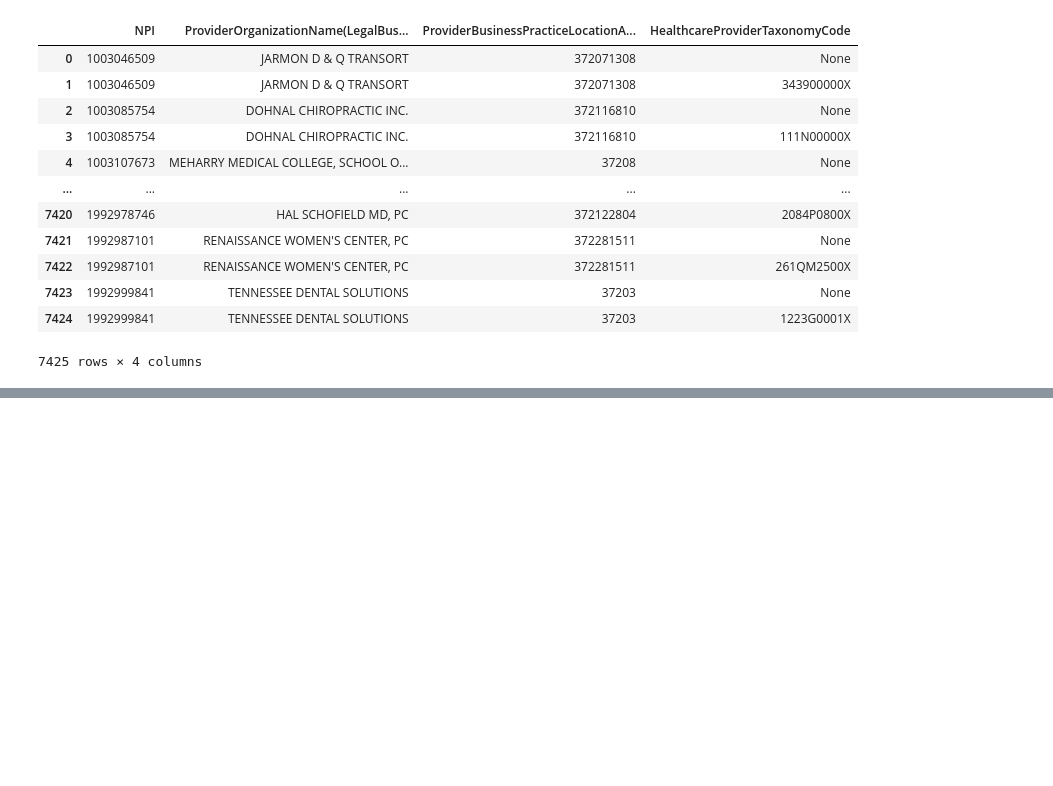
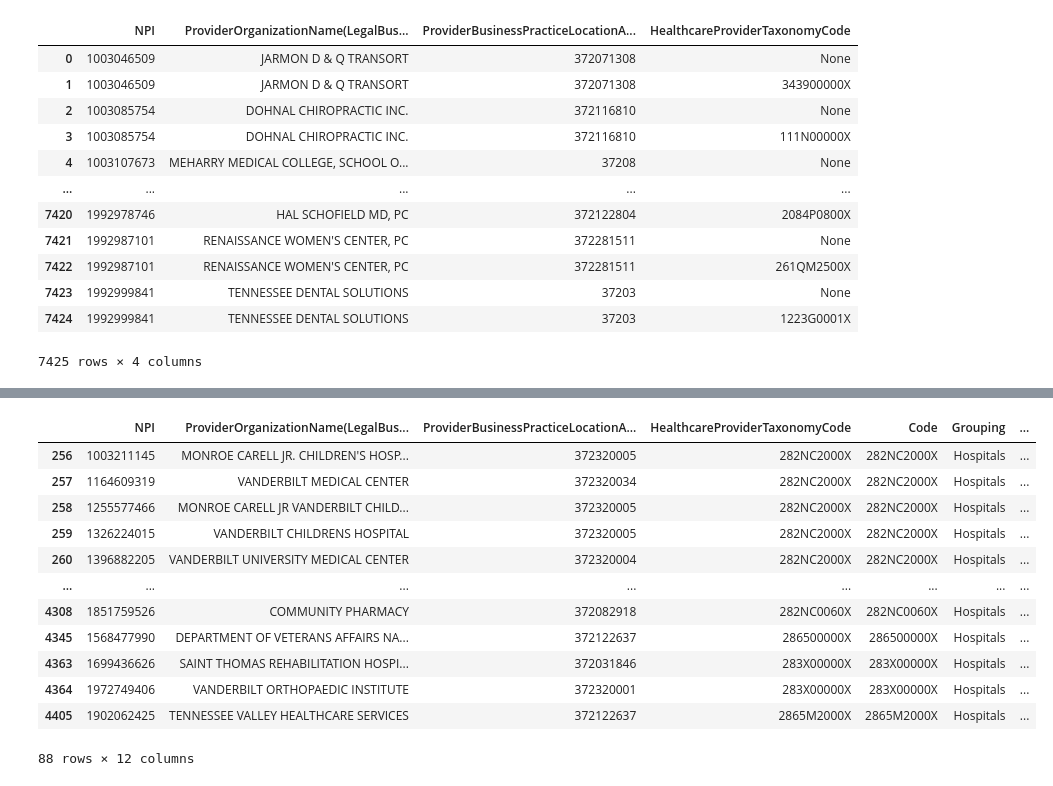
Before and after one commit to nss-data-science-cohort-6/hop_team-double-eagle-ii, a Jupyter notebook: Analysis_AC.ipynb, the cells around one changed output, grey strips where cells are left out. Saved outputs shown, nothing was run; the diff lists cells and outputs as text; code cells hidden in the pictures; blank space fills up the shorter version.

```diff
--- a/Analysis_AC.ipynb
+++ b/Analysis_AC.ipynb
@@ -90,6 +85,7 @@ array(['Allopathic & Osteopathic Physicians'], dtype=object)
 # %%
-taxonomy_nucc = pd.read_csv('data/nucc_taxonomy_230.csv', nrows = 100)
-taxonomy_nuc = taxonomy_nucc[taxonomy_nucc['Grouping'] == 'Hospitals']
-taxonomy_nuc
+taxonomy_nucc = pd.read_csv('data/nucc_taxonomy_230.csv', encoding= 'unicode_escape')
+
+##taxonomy_nucc1 = taxonomy_nucc[taxonomy_nucc['Grouping'] == 'Hospital Units']
+taxonomy_nucc
 # %% [output]
 |  | Code | Grouping | Classification | Specialization | Definition | Notes | Display Name | Section |
@@ -95,0 +104,19 @@ taxonomy_nuc
+# %%
+provider = pd.DataFrame(provider_sqlite)
+provider = provider.merge(taxonomy_nucc, left_on = "HealthcareProviderTaxonomyCode", right_on = "Code")
+provider = provider[provider['Grouping'] == 'Hospitals']
+provider
+# %% [output]
+|  | NPI | ProviderOrganizationName(LegalBus... | ProviderBusinessPracticeLocationA... | HealthcareProviderTaxonomyCode | Code | Grouping | ... |
+| 256 | 1003211145 | MONROE CARELL JR. CHILDREN'S HOSP... | 372320005 | 282NC2000X | 282NC2000X | Hospitals | ... |
+| 257 | 1164609319 | VANDERBILT MEDICAL CENTER | 372320034 | 282NC2000X | 282NC2000X | Hospitals | ... |
+| 258 | 1255577466 | MONROE CARELL JR VANDERBILT CHILD... | 372320005 | 282NC2000X | 282NC2000X | Hospitals | ... |
+| 259 | 1326224015 | VANDERBILT CHILDRENS HOSPITAL | 372320005 | 282NC2000X | 282NC2000X | Hospitals | ... |
+| 260 | 1396882205 | VANDERBILT UNIVERSITY MEDICAL CENTER | 372320004 | 282NC2000X | 282NC2000X | Hospitals | ... |
+| ... | ... | ... | ... | ... | ... | ... | ... |
+| 4308 | 1851759526 | COMMUNITY PHARMACY | 372082918 | 282NC0060X | 282NC0060X | Hospitals | ... |
+| 4345 | 1568477990 | DEPARTMENT OF VETERANS AFFAIRS NA... | 372122637 | 286500000X | 286500000X | Hospitals | ... |
+| 4363 | 1699436626 | SAINT THOMAS REHABILITATION HOSPI... | 372031846 | 283X00000X | 283X00000X | Hospitals | ... |
+| 4364 | 1972749406 | VANDERBILT ORTHOPAEDIC INSTITUTE | 372320001 | 283X00000X | 283X00000X | Hospitals | ... |
+| 4405 | 1902062425 | TENNESSEE VALLEY HEALTHCARE SERVICES | 372122637 | 2865M2000X | 2865M2000X | Hospitals | ... |
+88 rows × 12 columns
```
Also changed, not shown: parts of 3 cells of this notebook.
